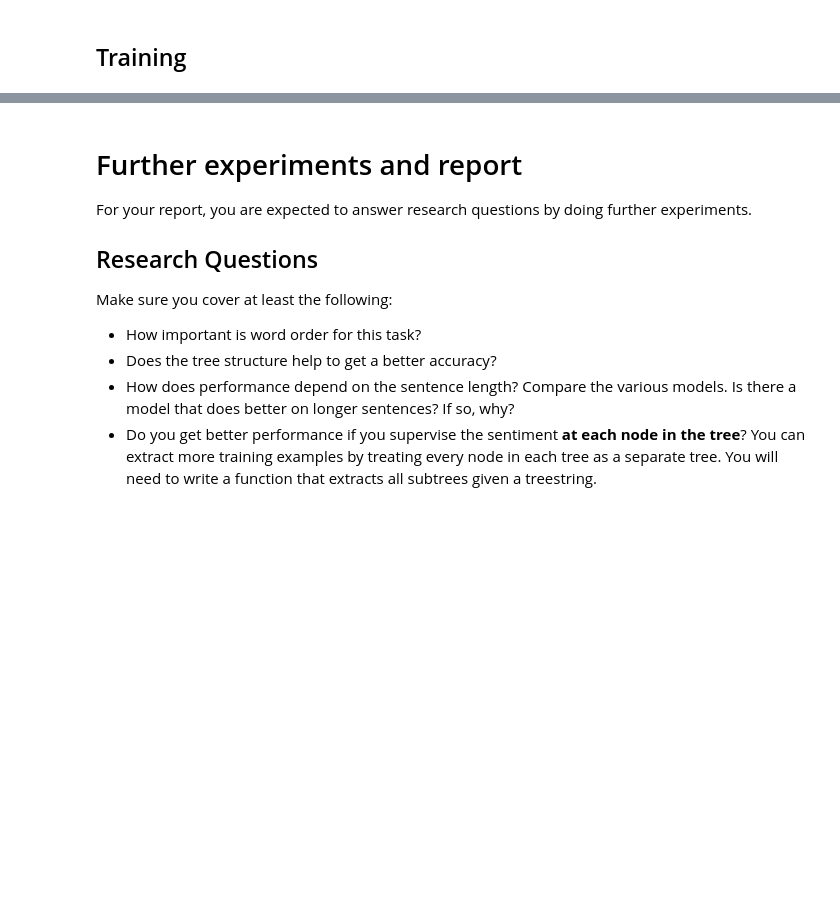
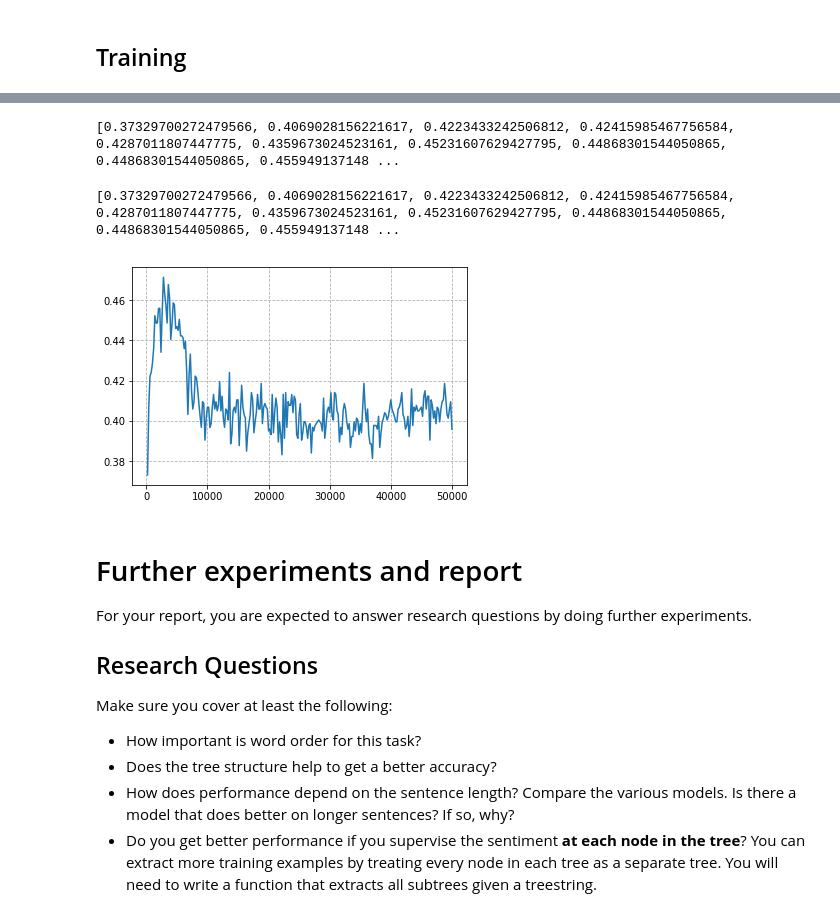
Before and after one commit to phlippe/SentimentClassification_TreeLSTM, a Jupyter notebook: notebooks/Mandatory_models.ipynb, the cells around one changed output, grey strips where cells are left out. Saved outputs shown, nothing was run; the diff lists cells and outputs as text; code cells hidden in the pictures; blank space fills up the shorter version.

```diff
--- a/notebooks/Mandatory_models.ipynb
+++ b/notebooks/Mandatory_models.ipynb
@@ -729,18 +740,29 @@ def train_model_default(model_fn, lr, file_prefix, num_seeds=10, batch_size=1, b
         np.random.seed(i)
         random.seed(i)
 
+        dataset_train=None
+        if USE_SMALLER_DATASET_SIZE:
+            dataset_train = split_dataset(train_data, DATASET_DIVISION_FACTOR)
+            random.seed(i) # Reset
+            num_iters = int(num_iterations / np.sqrt(1.0 * DATASET_DIVISION_FACTOR)) # With smaller dataset sizes, lower number of iterations is needed. Used here for speeding up the training
+            num_evals = int(eval_every / np.sqrt(1.0 * DATASET_DIVISION_FACTOR))
+        else:
+            num_iters = num_iterations
+            num_evals = eval_every
+
+        print("Dataset size: " + str(len(dataset_train)))
         model = model_fn()
         model = model.to(device)
         optimizer = optim.Adam(model.parameters(), lr=lr)
         if not batch_fn or not prep_fn or not eval_fn:
             _,_,_ = train_model(
-                model, optimizer, num_iterations=num_iterations,
-                print_every=10000, eval_every=eval_every, batch_size = batch_size, file_prefix=file_prefix + "_"+str(i).zfill(2))
+                model, optimizer, num_iterations=num_iters,
+                print_every=10000, eval_every=num_evals, batch_size = batch_size, file_prefix=file_prefix + "_" + str(i).zfill(2), dataset_train=dataset_train)
         else:
             _,_,_ = train_model(
-                model, optimizer, num_iterations=num_iterations,
-                print_every=10000, eval_every=eval_every, batch_size = batch_size, file_prefix=file_prefix + "_"+str(i).zfill(2),batch_fn=batch_fn,
-                prep_fn=prep_fn,eval_fn=eval_fn)
+                model, optimizer, num_iterations=num_iters,
+                print_every=10000, eval_every=num_evals, batch_size = batch_size, file_prefix=file_prefix + "_" + str(i).zfill(2),batch_fn=batch_fn,
+                prep_fn=prep_fn,eval_fn=eval_fn, dataset_train=dataset_train)
 
         del model
         del optimizer
@@ -2113,2 +2165,14 @@ def do_train(model):
 # %%
 # plt.plot(results[1])
+# %%
+model = get_tree_lstm()
+model = model.to(device)
+optimizer = optim.Adam(model.parameters(), lr=2e-4)
+_,tree_lstm_single_run_accuracies,_ = train_model(
+    model, optimizer, num_iterations=50000,
+    print_every=10000, eval_every=200, batch_size = 32, file_prefix="TreeLSTM_EvalRun",batch_fn=get_minibatch,
+    prep_fn=prepare_treelstm_minibatch,eval_fn=evaluate, dataset_train=train_data)
+
+del model
+del optimizer
+torch.cuda.empty_cache()
@@ -2115,3 +2197,15 @@ def do_train(model):
+# %%
+print(tree_lstm_single_run_accuracies)
+# %% [output]
+[0.37329700272479566, 0.4069028156221617, 0.4223433242506812, 0.42415985467756584, 0.4287011807447775, 0.4359673024523161, 0.45231607629427795, 0.44868301544050865, 0.44868301544050865, 0.455949137148 ...
+# %%
+iters = range(len(tree_lstm_single_run_accuracies))
+plt.plot([(i+1)*200 for i in iters], tree_lstm_single_run_accuracies)
+plt.grid(linestyle="dashed")
+print(tree_lstm_single_run_accuracies)
+# %% [output]
+[0.37329700272479566, 0.4069028156221617, 0.4223433242506812, 0.42415985467756584, 0.4287011807447775, 0.4359673024523161, 0.45231607629427795, 0.44868301544050865, 0.44868301544050865, 0.455949137148 ...
+[figure, added]
 # %% [markdown]
 # Further experiments and report
 
```
Also changed, not shown: parts of 48 cells of this notebook.
